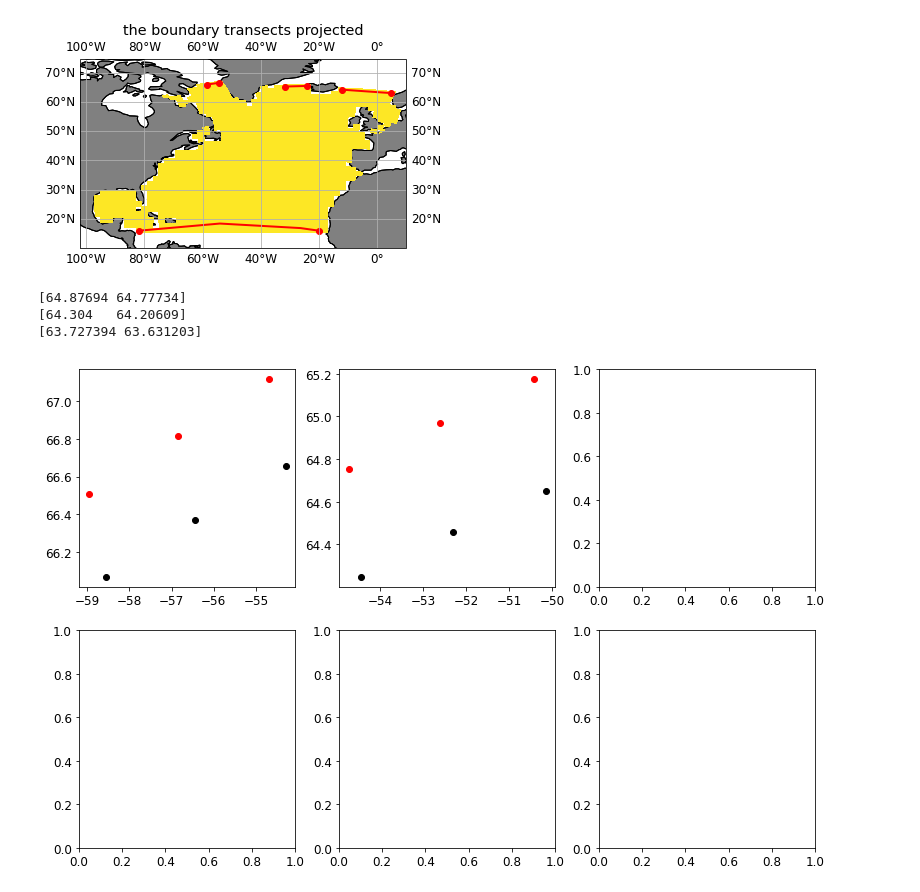
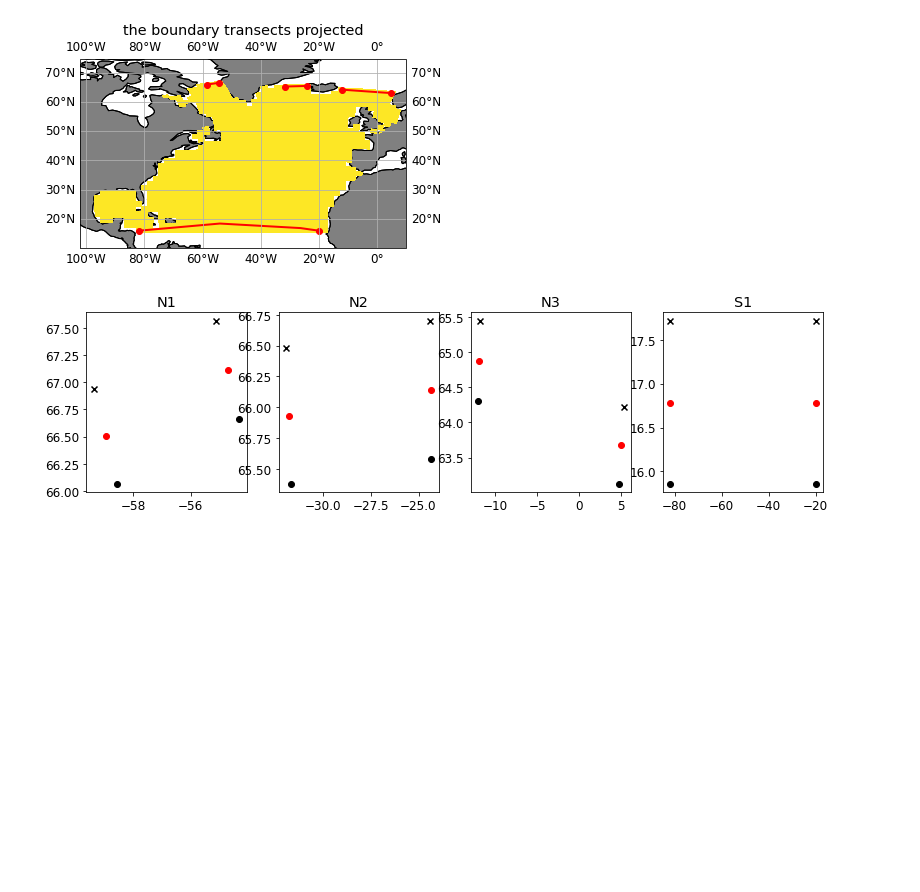
Before and after one commit to tjarnikova/AMOC-PLANKTOM, a Jupyter notebook: lateral-transports.ipynb, the cells around one changed output. Cells and saved outputs as stored; diff of their text form; code cells hidden in the pictures; blank space fills up the shorter version.

```diff
--- a/lateral-transports.ipynb
+++ b/lateral-transports.ipynb
@@ -51,11 +53,12 @@ import pickle
 import pandas as pd
 import seawater
 import time
-plt.rcParams.update({'font.size': 12})
+
+plt.rcParams.update({'font.size': 13})
 font = {'family' : 'normal',
 'weight' : 'normal',
-'size'   : 12}
-
+'size'   : 13}
+plt.rcParams['text.usetex'] = True
 plt.rc('font', **font)
 # %%
 regs = ['ARCTIC', 'P1', 'P2', 'P3', 'P4', 'P5', 'A1', 'A2', 'A3', 'A4', 'A5', 'I3', 'I4', 'I5']
@@ -195,10 +201,3 @@ plt.tight_layout()
 [figure]
 # %% [markdown]
 we now want transport across each of these boundaries. the v grid and the t grid are offset, so let's look at that:
-# %%
-tdir = '/gpfs/data/greenocean/software/runs/TOM12_TJ_RVA0/'
-
-tgrid = xr.open_dataset(f'{tdir}ORCA2_1m_19600101_19601231_ptrc_T.nc')
-vgrid = xr.open_dataset(f'{tdir}ORCA2_1m_19600101_19601231_grid_V.nc')
-
-tgrid
@@ -223,3 +204,8 @@ Data variables: (12/30)
+# %%
+N1_x1 = 115; N1_x2 = 117; N1_y = 125
+N2_x1 = 126; N2_x2 = 129; N2_y = 122
+N3_x1 = 134; N3_x2 = 141; N3_y = 121
+S1_x1 = 100; S1_x2 = 131; S1_y = 89
 # %%
 
 fact = 0.8
@@ -266,25 +252,47 @@ plt.show()
 # %% [output]
 [figure]
 # %%
-print(vgrid['nav_lat'][121,134:136].values)
-print(tgrid['nav_lat'][121,134:136].values)
-print(vgrid['nav_lat'][120,134:136].values)
+
+
 
 fact = 1.1
-fig, axs = plt.subplots(2,3, figsize=(12*fact, 8*fact), facecolor='w', edgecolor='k')
+fig, axs = plt.subplots(1,4, figsize=(12*fact, 3*fact), facecolor='w', edgecolor='k')
 axs = axs.ravel()
 
 #axs[0].pcolormesh(tm)
-for i in range(0,3):
-    axs[0].scatter(vgrid['nav_lon'][125,115+i],vgrid['nav_lat'][125,115+i],marker = 'o', color = 'r')
-    axs[0].scatter(tgrid['nav_lon'][125,115+i],tgrid['nav_lat'][125,115+i],marker = 'o', color = 'k')
+# for i in range(0,3):
+axs[0].scatter(vgrid['nav_lon'][N1_y,N1_x1],vgrid['nav_lat'][N1_y,N1_x1],marker = 'o', color = 'r')
+axs[0].scatter(tgrid['nav_lon'][N1_y,N1_x1],tgrid['nav_lat'][N1_y,N1_x1],marker = 'o', color = 'k')
+axs[0].scatter(tgrid['nav_lon'][N1_y+1,N1_x1],tgrid['nav_lat'][N1_y+1,N1_x1],marker = 'x', color = 'k', label = 'y+1')
+axs[0].scatter(vgrid['nav_lon'][N1_y,N1_x2],vgrid['nav_lat'][N1_y,N1_x2],marker = 'o', color = 'r')
+axs[0].scatter(tgrid['nav_lon'][N1_y,N1_x2],tgrid['nav_lat'][N1_y,N1_x2],marker = 'o', color = 'k')
+axs[0].scatter(tgrid['nav_lon'][N1_y+1,N1_x2],tgrid['nav_lat'][N1_y+1,N1_x2],marker = 'x', color = 'k', label = 'y+1')
 
-for i in range(0,3):
-    axs[1].scatter(vgrid['nav_lon'][122,116+i],vgrid['nav_lat'][122,119+i],marker = 'o', color = 'r')
-    axs[1].scatter(tgrid['nav_lon'][122,116+i],tgrid['nav_lat'][122,119+i],marker = 'o', color = 'k')
+axs[1].scatter(vgrid['nav_lon'][N2_y,N2_x1],vgrid['nav_lat'][N2_y,N2_x1],marker = 'o', color = 'r')
+axs[1].scatter(tgrid['nav_lon'][N2_y,N2_x1],tgrid['nav_lat'][N2_y,N2_x1],marker = 'o', color = 'k')
+axs[1].scatter(tgrid['nav_lon'][N2_y+1,N2_x1],tgrid['nav_lat'][N2_y+1,N2_x1],marker = 'x', color = 'k', label = 'y+1')
+axs[1].scatter(vgrid['nav_lon'][N2_y,N2_x2],vgrid['nav_lat'][N2_y,N2_x2],marker = 'o', color = 'r')
+axs[1].scatter(tgrid['nav_lon'][N2_y,N2_x2],tgrid['nav_lat'][N2_y,N2_x2],marker = 'o', color = 'k')
+axs[1].scatter(tgrid['nav_lon'][N2_y+1,N2_x2],tgrid['nav_lat'][N2_y+1,N2_x2],marker = 'x', color = 'k', label = 'y+1')
+
+axs[2].scatter(vgrid['nav_lon'][N3_y,N3_x1],vgrid['nav_lat'][N3_y,N3_x1],marker = 'o', color = 'r')
+axs[2].scatter(tgrid['nav_lon'][N3_y,N3_x1],tgrid['nav_lat'][N3_y,N3_x1],marker = 'o', color = 'k')
+axs[2].scatter(tgrid['nav_lon'][N3_y+1,N3_x1],tgrid['nav_lat'][N3_y+1,N3_x1],marker = 'x', color = 'k', label = 'y+1')
+axs[2].scatter(vgrid['nav_lon'][N3_y,N3_x2],vgrid['nav_lat'][N3_y,N3_x2],marker = 'o', color = 'r')
+axs[2].scatter(tgrid['nav_lon'][N3_y,N3_x2],tgrid['nav_lat'][N3_y,N3_x2],marker = 'o', color = 'k')
+axs[2].scatter(tgrid['nav_lon'][N3_y+1,N3_x2],tgrid['nav_lat'][N3_y+1,N3_x2],marker = 'x', color = 'k', label = 'y+1')
+
+axs[3].scatter(vgrid['nav_lon'][S1_y,S1_x1],vgrid['nav_lat'][S1_y,S1_x1],marker = 'o', color = 'r')
+axs[3].scatter(tgrid['nav_lon'][S1_y,S1_x1],tgrid['nav_lat'][S1_y,S1_x1],marker = 'o', color = 'k')
+axs[3].scatter(tgrid['nav_lon'][S1_y+1,S1_x1],tgrid['nav_lat'][S1_y+1,S1_x1],marker = 'x', color = 'k', label = 'y+1')
+axs[3].scatter(vgrid['nav_lon'][S1_y,S1_x2],vgrid['nav_lat'][S1_y,S1_x2],marker = 'o', color = 'r')
+axs[3].scatter(tgrid['nav_lon'][S1_y,S1_x2],tgrid['nav_lat'][S1_y,S1_x2],marker = 'o', color = 'k')
+axs[3].scatter(tgrid['nav_lon'][S1_y+1,S1_x2],tgrid['nav_lat'][S1_y+1,S1_x2],marker = 'x', color = 'k', label = 'y+1')
+
+tits = ['N1','N2','N3','S1']
+
+for i in range(0,4):
+    axs[i].set_title(tits[i])
 # %% [output]
-[64.87694 64.77734]
-[64.304   64.20609]
-[63.727394 63.631203]
-[figure, old version]
+[figure, new version]
 # %%
```
Also changed, not shown: parts of 23 cells of this notebook.
